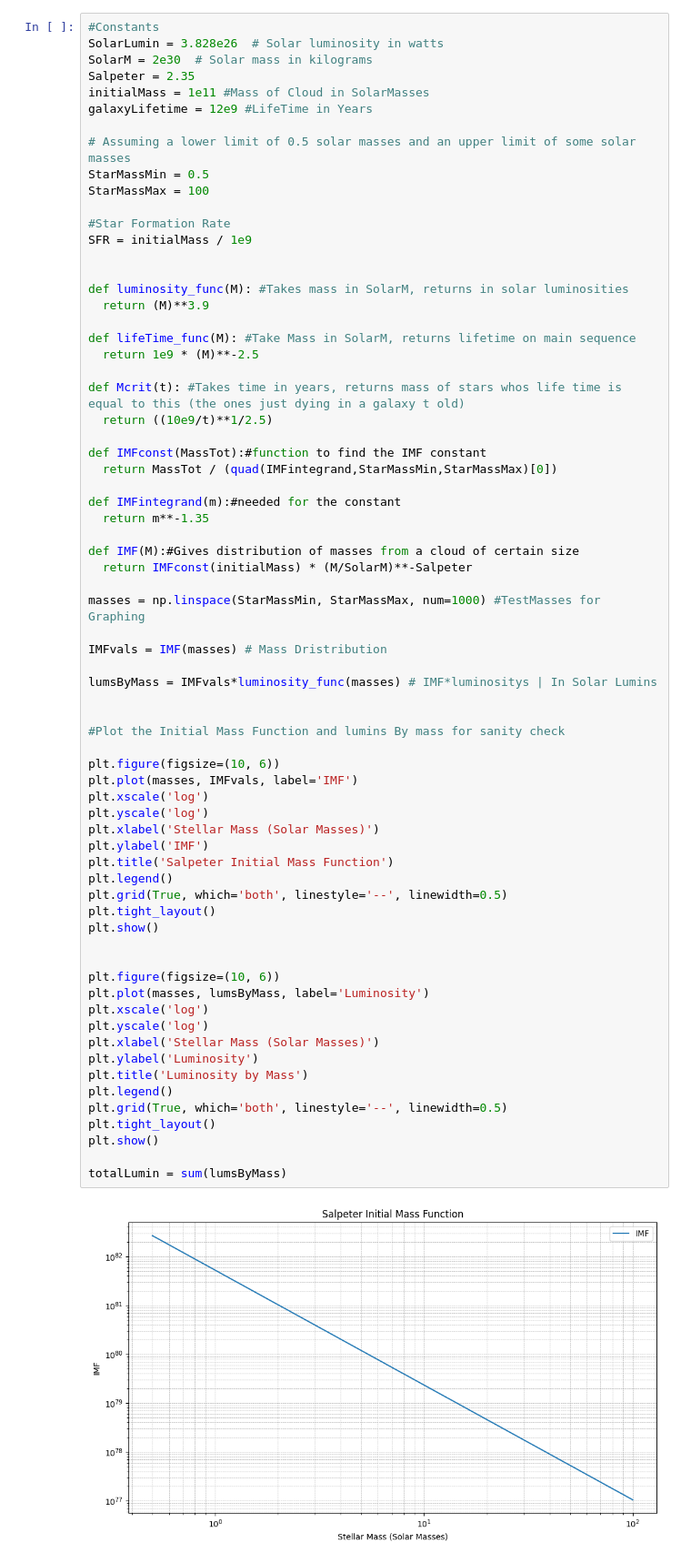
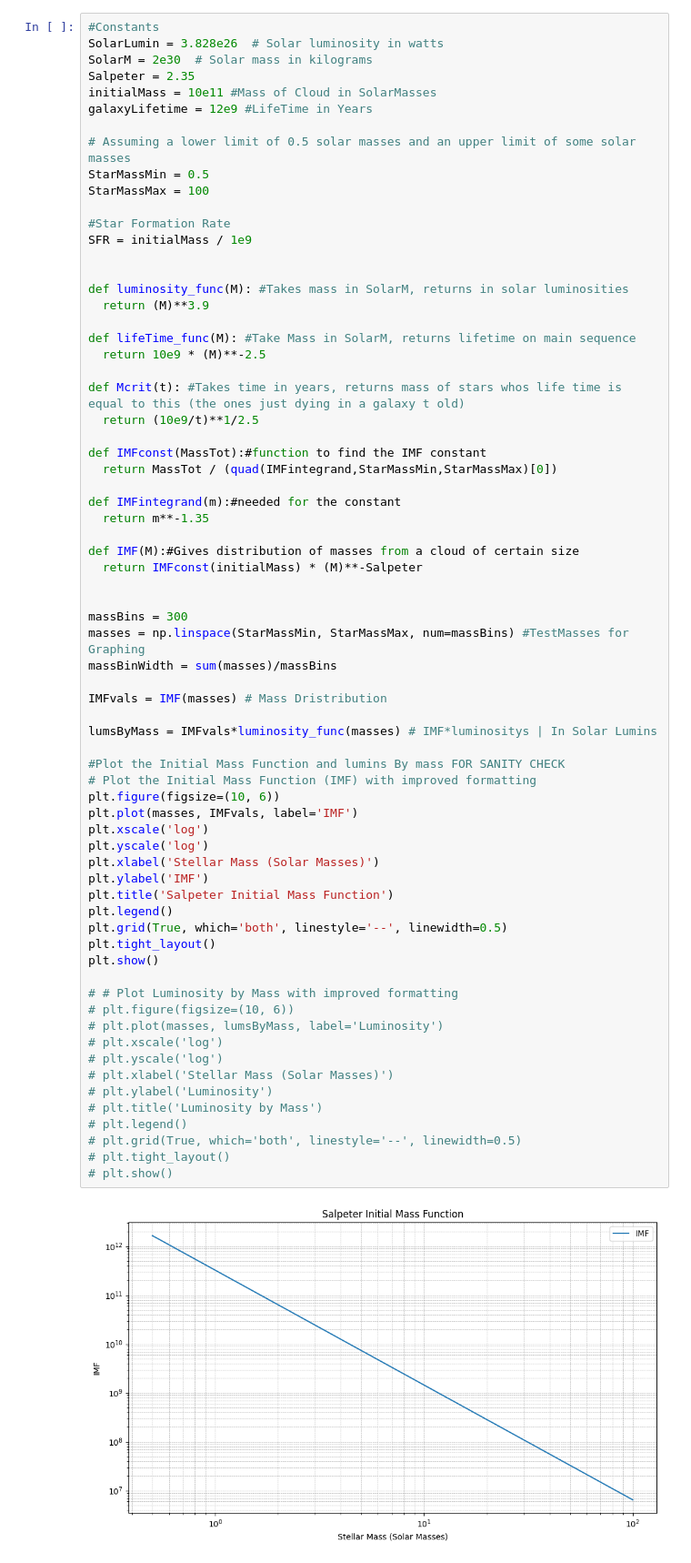
Before and after one commit to StephenJohnson-CardiffUni/Astro, a Jupyter notebook: GalaxiesAssignment.ipynb, the cells around one changed output. Shown at 91% size. Drawn from its saved outputs; the diff is of its cells as text.

```diff
--- a/GalaxiesAssignment.ipynb
+++ b/GalaxiesAssignment.ipynb
@@ -14,7 +12,7 @@ print(initialMass)
 SolarLumin = 3.828e26  # Solar luminosity in watts
 SolarM = 2e30  # Solar mass in kilograms
 Salpeter = 2.35
-initialMass = 1e11 #Mass of Cloud in SolarMasses
+initialMass = 10e11 #Mass of Cloud in SolarMasses
 galaxyLifetime = 12e9 #LifeTime in Years
 
 # Assuming a lower limit of 0.5 solar masses and an upper limit of some solar masses
@@ -29,54 +27,54 @@ def luminosity_func(M): #Takes mass in SolarM, returns in solar luminosities
   return (M)**3.9
 
 def lifeTime_func(M): #Take Mass in SolarM, returns lifetime on main sequence
-  return 1e9 * (M)**-2.5
+  return 10e9 * (M)**-2.5
 
 def Mcrit(t): #Takes time in years, returns mass of stars whos life time is equal to this (the ones just dying in a galaxy t old)
-  return ((10e9/t)**1/2.5)
+  return (10e9/t)**1/2.5
 
 def IMFconst(MassTot):#function to find the IMF constant
   return MassTot / (quad(IMFintegrand,StarMassMin,StarMassMax)[0])
 
 def IMFintegrand(m):#needed for the constant
   return m**-1.35
 
 def IMF(M):#Gives distribution of masses from a cloud of certain size
-  return IMFconst(initialMass) * (M/SolarM)**-Salpeter
+  return IMFconst(initialMass) * (M)**-Salpeter
 
-masses = np.linspace(StarMassMin, StarMassMax, num=1000) #TestMasses for Graphing
+
+massBins = 300
+masses = np.linspace(StarMassMin, StarMassMax, num=massBins) #TestMasses for Graphing
+massBinWidth = sum(masses)/massBins
 
 IMFvals = IMF(masses) # Mass Dristribution
 
 lumsByMass = IMFvals*luminosity_func(masses) # IMF*luminositys | In Solar Lumins
 
-
-#Plot the Initial Mass Function and lumins By mass for sanity check
-
+#Plot the Initial Mass Function and lumins By mass FOR SANITY CHECK
+# Plot the Initial Mass Function (IMF) with improved formatting
 plt.figure(figsize=(10, 6))
 plt.plot(masses, IMFvals, label='IMF')
 plt.xscale('log')
 plt.yscale('log')
 plt.xlabel('Stellar Mass (Solar Masses)')
 plt.ylabel('IMF')
 plt.title('Salpeter Initial Mass Function')
 plt.legend()
 plt.grid(True, which='both', linestyle='--', linewidth=0.5)
 plt.tight_layout()
 plt.show()
 
-
-plt.figure(figsize=(10, 6))
-plt.plot(masses, lumsByMass, label='Luminosity')
-plt.xscale('log')
-plt.yscale('log')
-plt.xlabel('Stellar Mass (Solar Masses)')
-plt.ylabel('Luminosity')
-plt.title('Luminosity by Mass')
-plt.legend()
-plt.grid(True, which='both', linestyle='--', linewidth=0.5)
-plt.tight_layout()
-plt.show()
-
-totalLumin = sum(lumsByMass)
+# # Plot Luminosity by Mass with improved formatting
+# plt.figure(figsize=(10, 6))
+# plt.plot(masses, lumsByMass, label='Luminosity')
+# plt.xscale('log')
+# plt.yscale('log')
+# plt.xlabel('Stellar Mass (Solar Masses)')
+# plt.ylabel('Luminosity')
+# plt.title('Luminosity by Mass')
+# plt.legend()
+# plt.grid(True, which='both', linestyle='--', linewidth=0.5)
+# plt.tight_layout()
+# plt.show()
 # %% [output]
-[figure, old version]
+[figure, new version]
```
Also changed, not shown: parts of 14 cells of this notebook.
